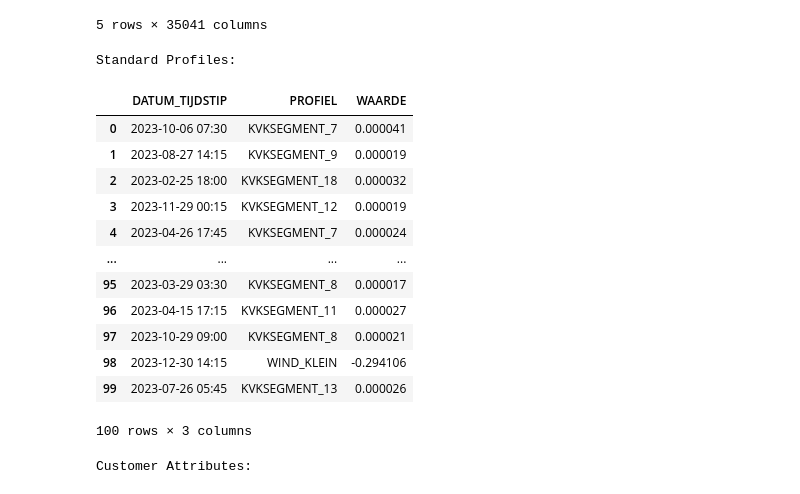
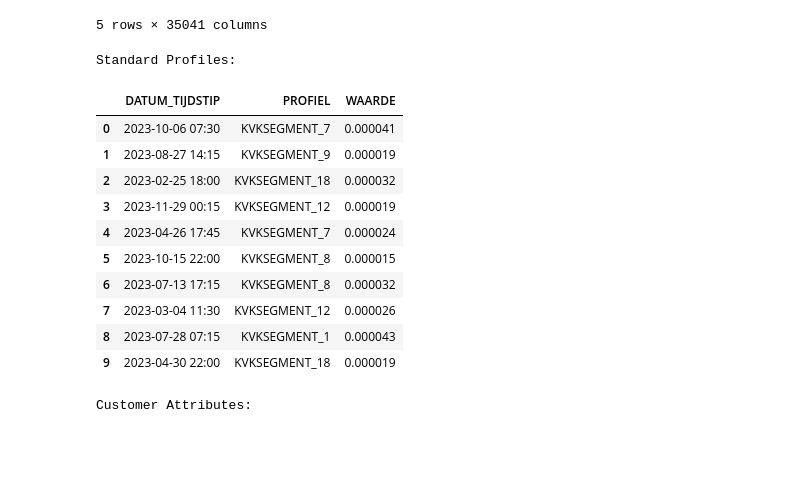
Before and after one commit to kmwandingi/alliander-load-profile-estimation, a Jupyter notebook: notebooks/0.1-yamon-alliander_data-read_feather .ipynb, the cells around one changed output. Drawn from its saved outputs; the diff is of its cells as text; code cells hidden in the pictures; blank space fills up the shorter version.

```diff
--- a/notebooks/0.1-yamon-alliander_data-read_feather .ipynb
+++ b/notebooks/0.1-yamon-alliander_data-read_feather .ipynb
@@ -48,22 +48,20 @@ df_first_100 = telemetry_large_consumers_df.head(100)
 df_first_100.to_feather('telemetry_first_100.feather')
 # %%
 print("\nStandard Profiles:")
-standard_profiles_df.head(100)
+standard_profiles_df.head(10)
 # %% [output]
 Standard Profiles:
 |  | DATUM_TIJDSTIP | PROFIEL | WAARDE |
 | 0 | 2023-10-06 07:30 | KVKSEGMENT_7 | 0.000041 |
 | 1 | 2023-08-27 14:15 | KVKSEGMENT_9 | 0.000019 |
 | 2 | 2023-02-25 18:00 | KVKSEGMENT_18 | 0.000032 |
 | 3 | 2023-11-29 00:15 | KVKSEGMENT_12 | 0.000019 |
 | 4 | 2023-04-26 17:45 | KVKSEGMENT_7 | 0.000024 |
-| ... | ... | ... | ... |
-| 95 | 2023-03-29 03:30 | KVKSEGMENT_8 | 0.000017 |
-| 96 | 2023-04-15 17:15 | KVKSEGMENT_11 | 0.000027 |
-| 97 | 2023-10-29 09:00 | KVKSEGMENT_8 | 0.000021 |
-| 98 | 2023-12-30 14:15 | WIND_KLEIN | -0.294106 |
-| 99 | 2023-07-26 05:45 | KVKSEGMENT_13 | 0.000026 |
+| 5 | 2023-10-15 22:00 | KVKSEGMENT_8 | 0.000015 |
+| 6 | 2023-07-13 17:15 | KVKSEGMENT_8 | 0.000032 |
+| 7 | 2023-03-04 11:30 | KVKSEGMENT_12 | 0.000026 |
+| 8 | 2023-07-28 07:15 | KVKSEGMENT_1 | 0.000043 |
+| 9 | 2023-04-30 22:00 | KVKSEGMENT_18 | 0.000019 |
-100 rows × 3 columns
 # %%
 print("\nCustomer Attributes:")
 customer_attributes_df.head()
```
